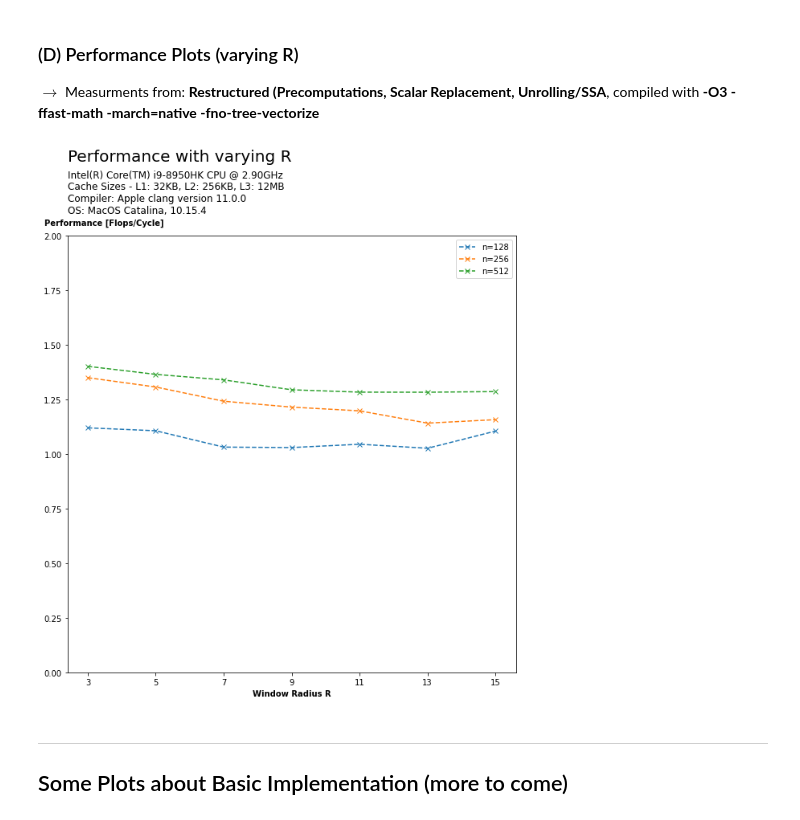
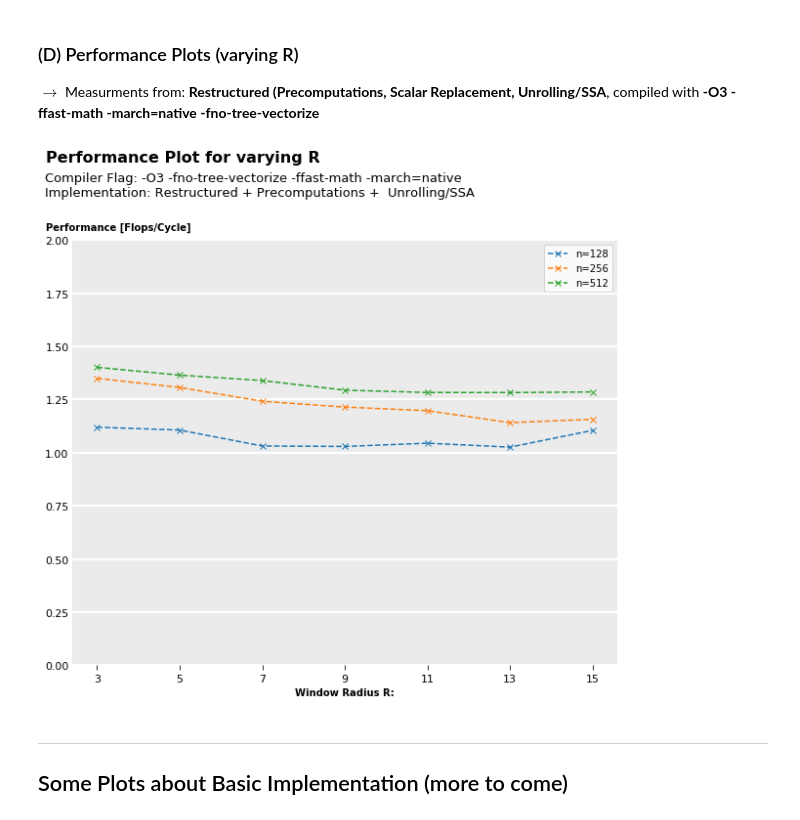
Before and after one commit to ninodimontalcino/advanced-denoising-mcrenderings, a Jupyter notebook: analysis/PerformanceAnalysis.ipynb, the cells around one changed output. Saved outputs shown, nothing was run; the diff lists cells and outputs as text; code cells hidden in the pictures.

```diff
--- a/analysis/PerformanceAnalysis.ipynb
+++ b/analysis/PerformanceAnalysis.ipynb
@@ -328,4 +327,4 @@ def restructured_no_precomp_mem(n):
     reads += 5*3*n*n
     return reads*sizeof_float
 # %%
-colors = ["darkblue", "green", "purple", "red", "orange", "lightblue", "darkred"]
+colors = ["#FF007F", "darkblue", "orange", "purple", "red", "darkgreen", "darkred"]
@@ -331,0 +379,6 @@ colors = ["darkblue", "green", "purple", "red", "orange", "lightblue", "darkred"
+# %%
+print(n[3])
+sum = np.sum(flops, 0)
+for i, x in enumerate(flops[:]):
+    print(labels[i])
+    print(x[3] / sum[3])
@@ -362,0 +428,5 @@ fig.savefig('cost_analysis',bbox_inches='tight')
+# %%
+sum = np.sum(flops, 0)
+for i, x in enumerate(flops[:]):
+    print(labels[i])
+    print(x[3] / sum[3])
@@ -362,0 +475,5 @@ fig.savefig('cost_analysis',bbox_inches='tight')
+# %%
+sum = np.sum(flops, 0)
+for i, x in enumerate(flops[:]):
+    print(labels[i])
+    print(x[3] / sum[3])
@@ -730,36 +1037,52 @@ cycles = np.array([
 # %%
 # ------------------------------------------------------
 # PERFORMANCE PLOT
 # => Basic Implementation with varying window size R
 # ------------------------------------------------------
 
 performance = np.zeros((len(n), len(R)))
 
 # Init Figure
-fig = plt.figure(figsize=(10,10))
+fig = plt.figure(figsize=(10,8))
 
 for i, img_size in enumerate(n):
 
     # Compute performance for all windows sizes r
     for r, win_size in enumerate(R):
         flop_count = restructured_with_precomp(img_size, win_size).sum()
         performance[i][r] = flop_count / cycles[i][r]
 
     plt.plot(R, performance[i], 'x--', label="n="+str(img_size))
 
 # Customize Plot
 plt.xticks(R)
 plt.ylim(0,2)
 plt.ylabel("Performance [Flops/Cycle]", fontweight='bold', rotation=0, position=(0,1.02), labelpad=-75)
-plt.xlabel("Window Radius R", fontweight='bold')
+plt.xlabel("Window Radius R:", fontweight='bold')
 
-suptitle = plt.suptitle("Performance with varying R", x=0.125, y=1.03, fontsize=20, ha='left')
-plt.title(hardware_info, fontsize=12, x=0, y=1.04, ha='left')
+plt.grid(True, color='w', linestyle='-', linewidth=2)
+plt.gca().patch.set_facecolor('0.92')
+plt.gca().xaxis.grid(False)
+plt.gca().yaxis.grid(True)
+
+ax = plt.gca()
+ax.spines['right'].set_color('none')
+ax.spines['top'].set_color('none')
+ax.spines['left'].set_color('none')
+ax.spines['bottom'].set_color('none')
+ax.tick_params(axis='y', which='both', length=0, labelsize=11)
+ax.tick_params(axis='x', which='both', length=5, labelsize=11)
+
+#suptitle = plt.suptitle("Performance Plot", x=0.125, y=1.03, fontsize=20, ha='left')
+#plt.title(hardware_info, fontsize=12, x=0, y=1.04, ha='left')
+
+suptitle = plt.suptitle("Performance Plot for varying R", x=0.088, y=1.04, fontsize=16, ha='left', fontweight='bold')
+plt.title("Compiler Flag: -O3 -fno-tree-vectorize -ffast-math -march=native \nImplementation: Restructured + Precomputations +  Unrolling/SSA ", fontsize=13, x=-0.05, y=1.09, ha='left')
 
 plt.legend()
-fig.savefig('performance_plot_varyingR.pdf',bbox_inches='tight',bbox_extra_artists=[suptitle])
+fig.savefig('performance_plot_varyingR.pdf', bbox_inches='tight')
 # %% [output]
-[figure, old version]
+[figure, new version]
 # %% [markdown]
 <hr>
 
```
Also changed, not shown: parts of 21 cells of this notebook, 18 other files.
